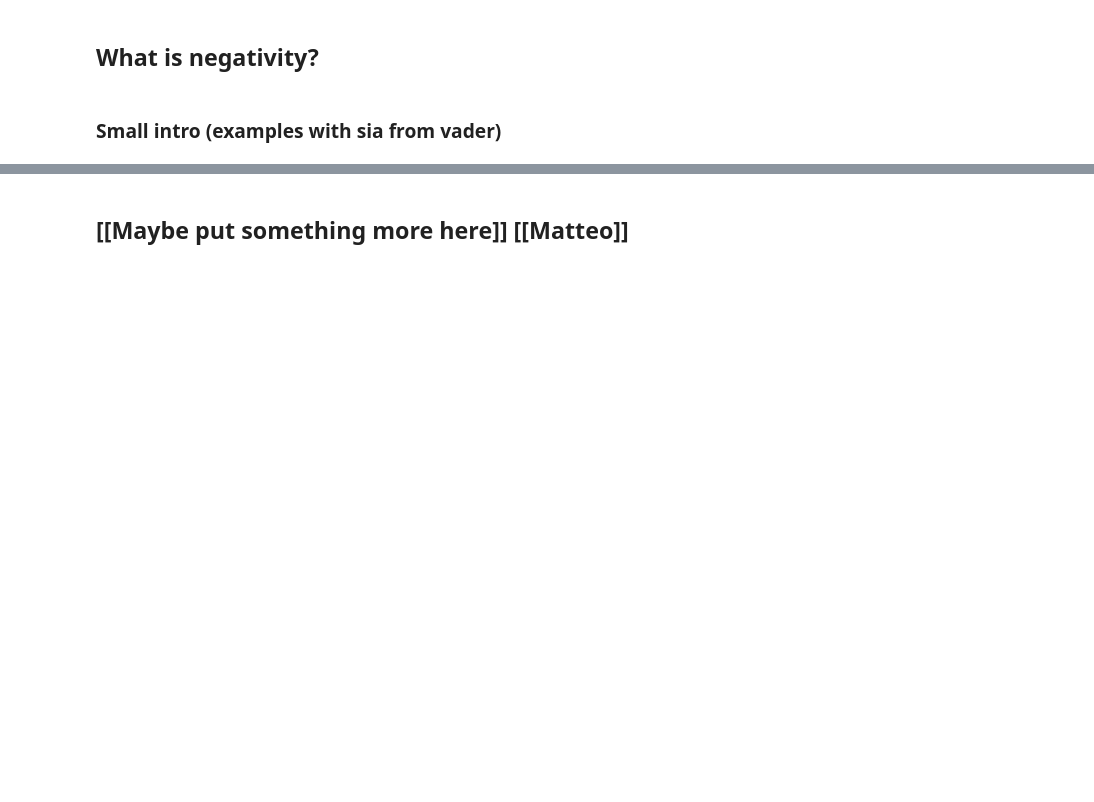
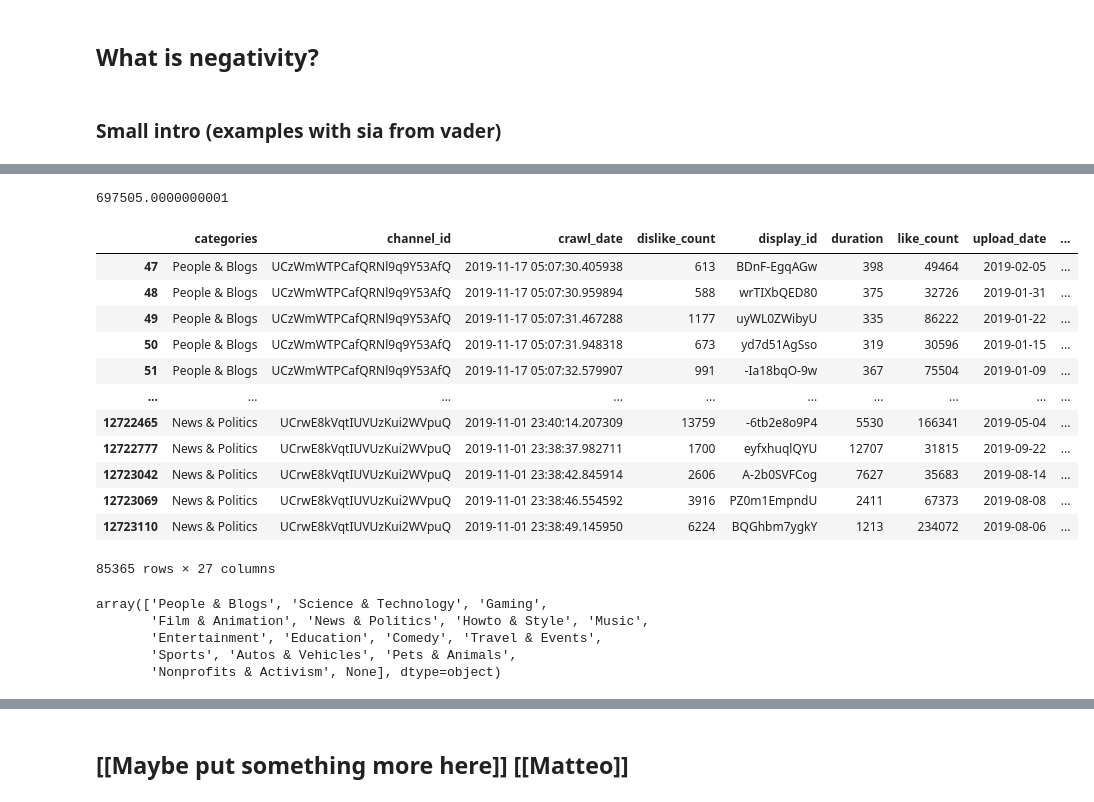
Before and after one commit to epfl-ada/ada-2022-project-adagang, a Jupyter notebook: main.ipynb, the cells around one changed output, grey strips where cells are left out. Saved outputs shown, nothing was run; the diff lists cells and outputs as text; code cells hidden in the pictures; blank space fills up the shorter version.

```diff
--- a/main.ipynb
+++ b/main.ipynb
@@ -24,0 +103,25 @@ videos = pd.read_parquet(filepath, engine='fastparquet')
+# %%
+treshold_views = np.quantile(df_trends['views'], 0.4)
+treshold_likes = np.quantile(df_trends['likes'], 0.4)
+treshold_likes
+treshold_views
+# %% [output]
+697505.0000000001
+# %%
+videos_success = videos.loc[(videos['view_count'] > treshold_views)]
+videos_success = videos_success.loc[(videos_success['like_count'] > treshold_likes)]
+videos_success
+# %% [output]
+|  | categories | channel_id | crawl_date | dislike_count | display_id | duration | like_count | upload_date | ... |
+| 47 | People & Blogs | UCzWmWTPCafQRNl9q9Y53AfQ | 2019-11-17 05:07:30.405938 | 613 | BDnF-EgqAGw | 398 | 49464 | 2019-02-05 | ... |
+| 48 | People & Blogs | UCzWmWTPCafQRNl9q9Y53AfQ | 2019-11-17 05:07:30.959894 | 588 | wrTIXbQED80 | 375 | 32726 | 2019-01-31 | ... |
+| 49 | People & Blogs | UCzWmWTPCafQRNl9q9Y53AfQ | 2019-11-17 05:07:31.467288 | 1177 | uyWL0ZWibyU | 335 | 86222 | 2019-01-22 | ... |
+| 50 | People & Blogs | UCzWmWTPCafQRNl9q9Y53AfQ | 2019-11-17 05:07:31.948318 | 673 | yd7d51AgSso | 319 | 30596 | 2019-01-15 | ... |
+| 51 | People & Blogs | UCzWmWTPCafQRNl9q9Y53AfQ | 2019-11-17 05:07:32.579907 | 991 | -Ia18bqO-9w | 367 | 75504 | 2019-01-09 | ... |
+| ... | ... | ... | ... | ... | ... | ... | ... | ... | ... |
+| 12722465 | News & Politics | UCrwE8kVqtIUVUzKui2WVpuQ | 2019-11-01 23:40:14.207309 | 13759 | -6tb2e8o9P4 | 5530 | 166341 | 2019-05-04 | ... |
+| 12722777 | News & Politics | UCrwE8kVqtIUVUzKui2WVpuQ | 2019-11-01 23:38:37.982711 | 1700 | eyfxhuqlQYU | 12707 | 31815 | 2019-09-22 | ... |
+| 12723042 | News & Politics | UCrwE8kVqtIUVUzKui2WVpuQ | 2019-11-01 23:38:42.845914 | 2606 | A-2b0SVFCog | 7627 | 35683 | 2019-08-14 | ... |
+| 12723069 | News & Politics | UCrwE8kVqtIUVUzKui2WVpuQ | 2019-11-01 23:38:46.554592 | 3916 | PZ0m1EmpndU | 2411 | 67373 | 2019-08-08 | ... |
+| 12723110 | News & Politics | UCrwE8kVqtIUVUzKui2WVpuQ | 2019-11-01 23:38:49.145950 | 6224 | BQGhbm7ygkY | 1213 | 234072 | 2019-08-06 | ... |
+85365 rows × 27 columns
@@ -24,0 +130,8 @@ videos = pd.read_parquet(filepath, engine='fastparquet')
+# %%
+videos_success.categories.unique()
+# %% [output]
+array(['People & Blogs', 'Science & Technology', 'Gaming',
+       'Film & Animation', 'News & Politics', 'Howto & Style', 'Music',
+       'Entertainment', 'Education', 'Comedy', 'Travel & Events',
+       'Sports', 'Autos & Vehicles', 'Pets & Animals',
+       'Nonprofits & Activism', None], dtype=object)
```
Also changed, not shown: parts of 91 cells of this notebook.
